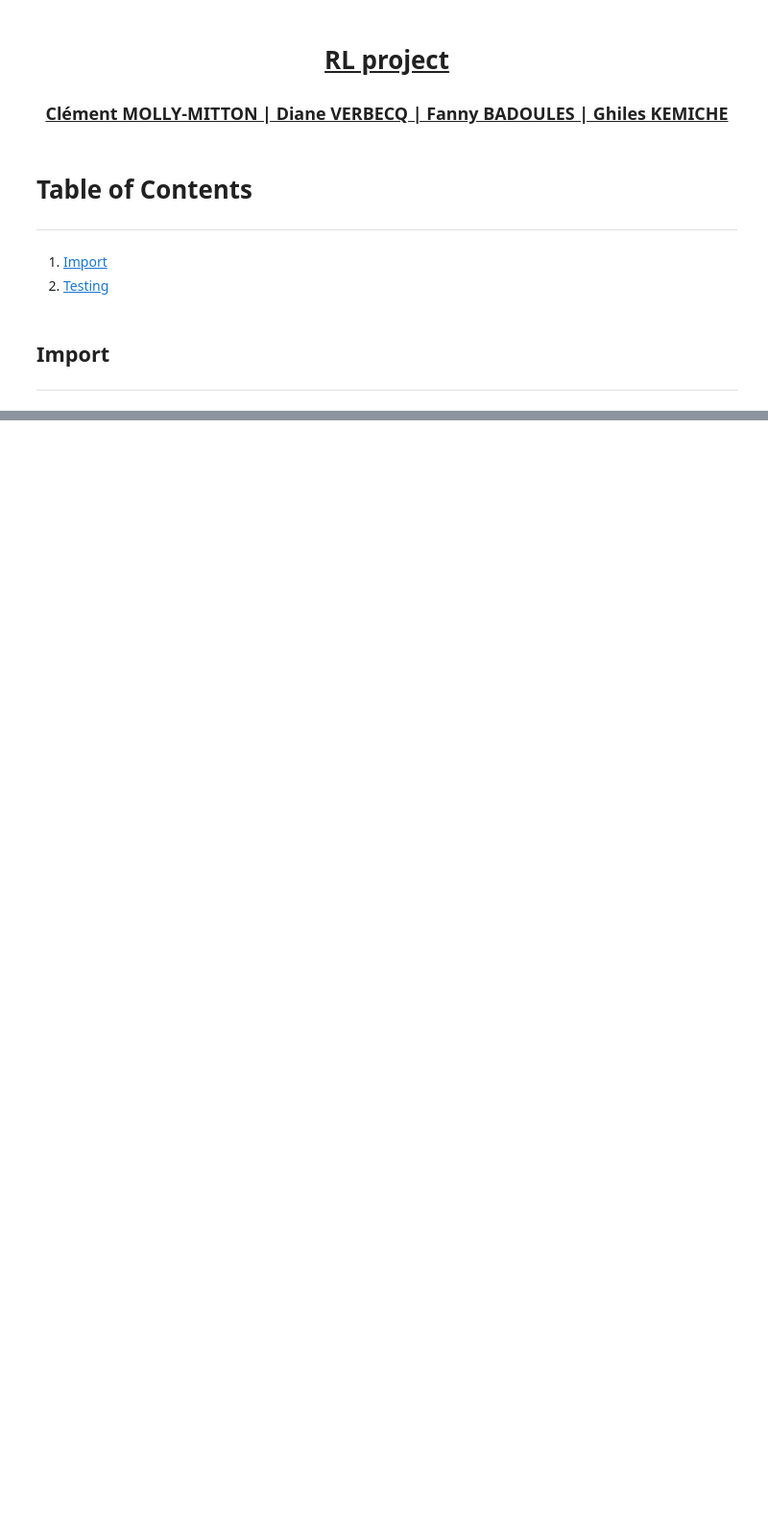
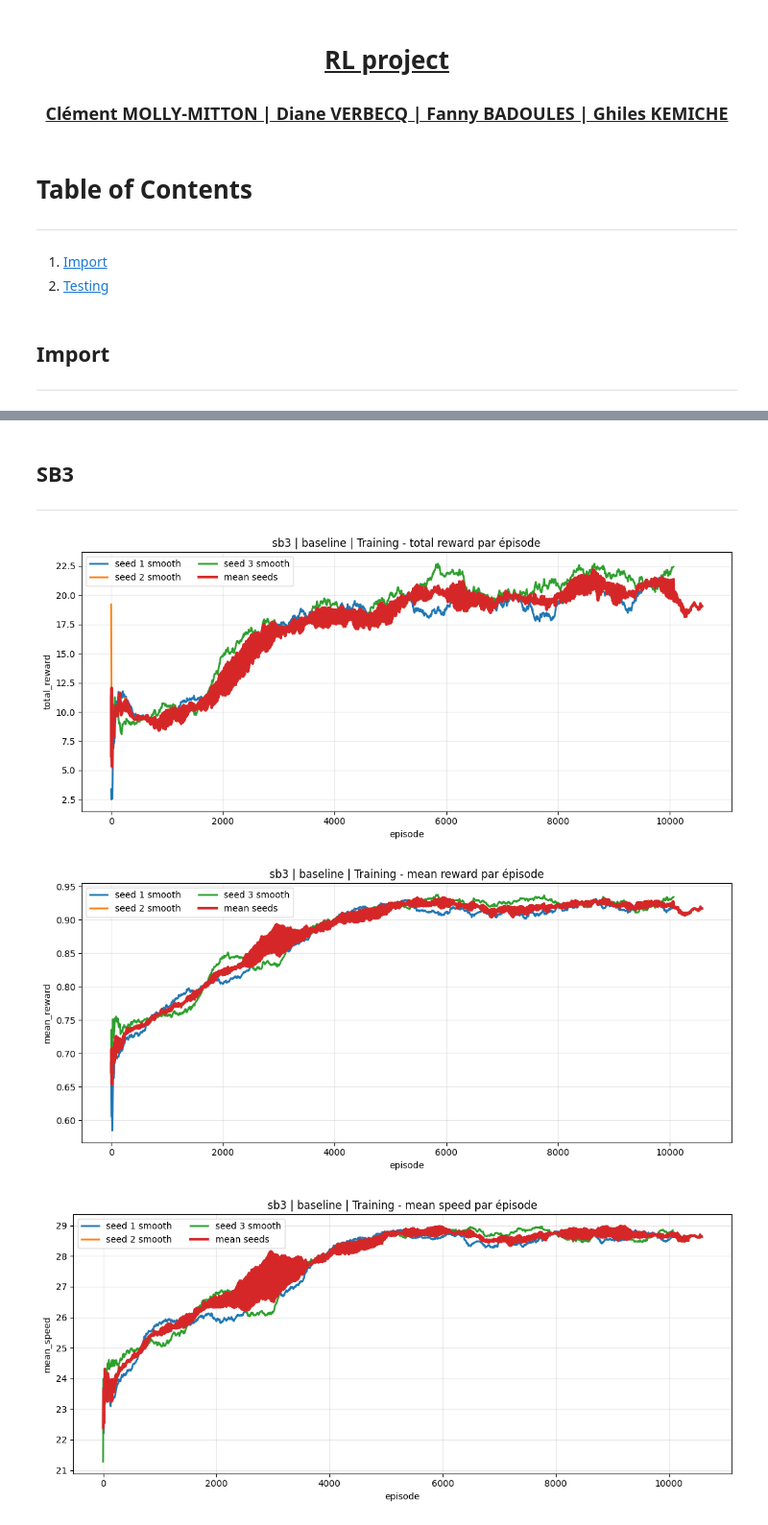
Before and after one commit to Bliights/RL-project, a Jupyter notebook: src/scripts/visualization/RL_project_group4.ipynb, the cells around one changed output, grey strips where cells are left out. Shown at 96% size. Cells and saved outputs as stored; diff of their text form; code cells hidden in the pictures; blank space fills up the shorter version.

```diff
--- a/src/scripts/visualization/RL_project_group4.ipynb
+++ b/src/scripts/visualization/RL_project_group4.ipynb
@@ -65,0 +698,14 @@ stats
+# %% [markdown]
+## SB3
+***
+# %%
+training_episode_histories = plot_all_training_graphs_for_model(
+    base_dir=Path.cwd().parents[2],
+    model_type=ModelType.SB3,
+    env_type=EnvType.BASELINE,
+    seeds=SEEDS,
+)
+# %% [output]
+[figure, added]
+[figure, added]
+[figure, added]
```
Also changed, not shown: parts of 25 cells of this notebook.
